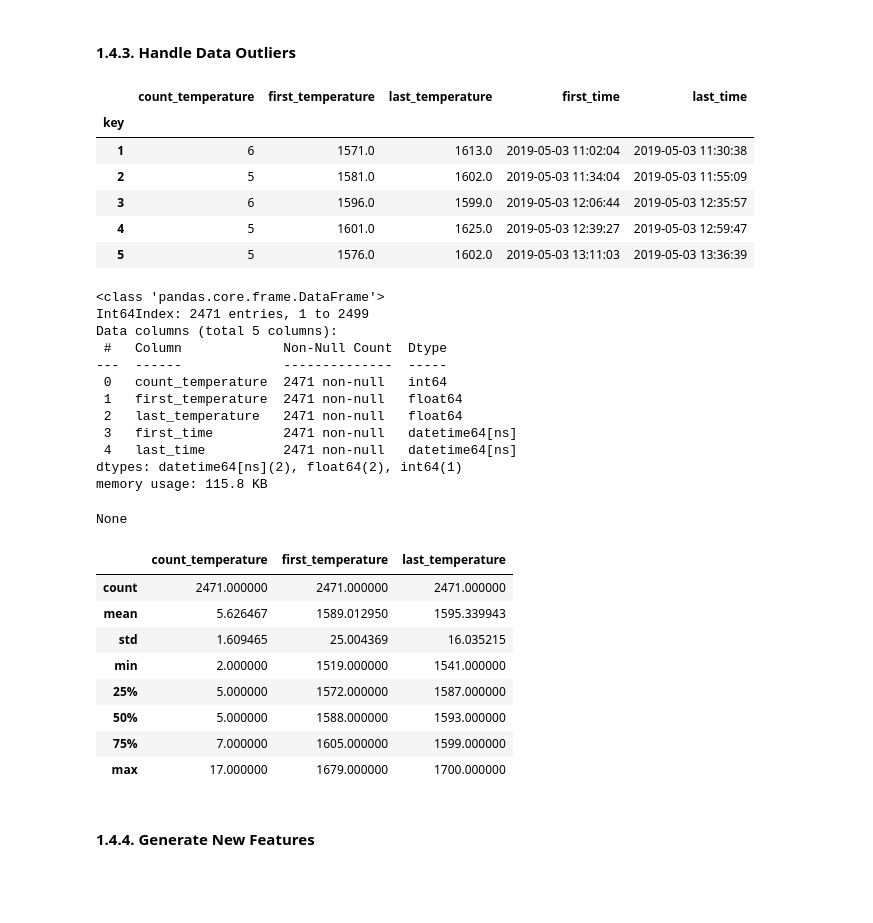
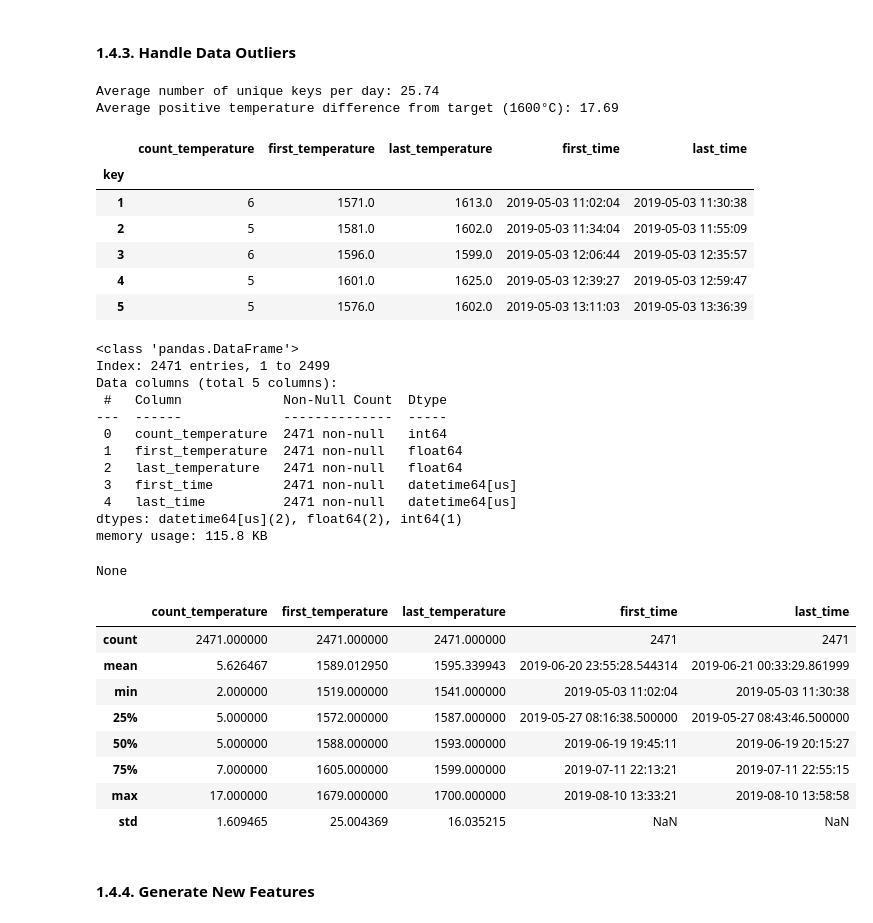
Before and after one commit to iuliia-kuznetsova/steel_temperature, a Jupyter notebook: main_steel_temperature_prediction.ipynb, the cells around one changed output. Drawn from its saved outputs; the diff is of its cells as text; code cells hidden in the pictures; blank space fills up the shorter version.

```diff
--- a/main_steel_temperature_prediction.ipynb
+++ b/main_steel_temperature_prediction.ipynb
@@ -360,53 +363,70 @@ arc = arc[arc['reactive_power']>=0]
 # %%
 # Remove temperature outliers
 
+# Sort temp data by time to ensure correct first/last aggregation
+temp_sorted = temp.sort_values(['key', 'time'])
+
 # Create pivot table with temperature measurement count, first and last measurements for each key
-temp_pt = temp.pivot_table(index='key',
+temp_pt = temp_sorted.pivot_table(index='key',
                            values=['time', 'temperature'],
                            aggfunc={'time': ['first', 'last'],
                                     'temperature': ['first', 'last', 'count']}
                           )
 # Rename pivot table columns
 temp_pt.columns = [f'{agg}_{col}' for col, agg in temp_pt.columns]
 # Remove outliers: temperatures less than 1500, keys with temperature measurement count less than 1
 temp_pt = temp_pt[(temp_pt['count_temperature']>1)
                   & (temp_pt['first_temperature']>=1500)
                   & (temp_pt['last_temperature']>1500)]
 
+# Calculate average number of unique keys per day
+keys_per_day = temp_pt.groupby(pd.to_datetime(temp_pt['first_time']).dt.date).size()
+avg_keys_per_day = keys_per_day.mean()
+print(f'Average number of unique keys per day: {avg_keys_per_day:.2f}')
+
+# Calculate average temperature difference from target temperature (1600°C)
+# Using last_temperature which is the final measurement from the last heating session
+# Only consider positive differences (when temperature exceeded target)
+temp_diff = temp_pt['last_temperature'] - 1600
+avg_temp_diff = temp_diff[temp_diff > 0].mean()
+print(f'Average positive temperature difference from target (1600°C): {avg_temp_diff:.2f}')
+
 # Check
 display(temp_pt.head())
 display(temp_pt.info())
 display(temp_pt.describe())
 # %% [output]
+Average number of unique keys per day: 25.74
+Average positive temperature difference from target (1600°C): 17.69
 |  | count_temperature | first_temperature | last_temperature | first_time | last_time |
 | key |  |  |  |  |  |
 | 1 | 6 | 1571.0 | 1613.0 | 2019-05-03 11:02:04 | 2019-05-03 11:30:38 |
 | 2 | 5 | 1581.0 | 1602.0 | 2019-05-03 11:34:04 | 2019-05-03 11:55:09 |
 | 3 | 6 | 1596.0 | 1599.0 | 2019-05-03 12:06:44 | 2019-05-03 12:35:57 |
 | 4 | 5 | 1601.0 | 1625.0 | 2019-05-03 12:39:27 | 2019-05-03 12:59:47 |
 | 5 | 5 | 1576.0 | 1602.0 | 2019-05-03 13:11:03 | 2019-05-03 13:36:39 |
-<class 'pandas.core.frame.DataFrame'>
-Int64Index: 2471 entries, 1 to 2499
-Data columns (total 5 columns):
- #   Column             Non-Null Count  Dtype
----  ------             --------------  -----
- 0   count_temperature  2471 non-null   int64
- 1   first_temperature  2471 non-null   float64
- 2   last_temperature   2471 non-null   float64
- 3   first_time         2471 non-null   datetime64[ns]
- 4   last_time          2471 non-null   datetime64[ns]
-dtypes: datetime64[ns](2), float64(2), int64(1)
-memory usage: 115.8 KB
-None
+<class 'pandas.DataFrame'>
+Index: 2471 entries, 1 to 2499
+Data columns (total 5 columns):
+ #   Column             Non-Null Count  Dtype
+---  ------             --------------  -----
+ 0   count_temperature  2471 non-null   int64
+ 1   first_temperature  2471 non-null   float64
+ 2   last_temperature   2471 non-null   float64
+ 3   first_time         2471 non-null   datetime64[us]
+ 4   last_time          2471 non-null   datetime64[us]
+dtypes: datetime64[us](2), float64(2), int64(1)
+memory usage: 115.8 KB
+None
-|  | count_temperature | first_temperature | last_temperature |
-| count | 2471.000000 | 2471.000000 | 2471.000000 |
-| mean | 5.626467 | 1589.012950 | 1595.339943 |
-| std | 1.609465 | 25.004369 | 16.035215 |
-| min | 2.000000 | 1519.000000 | 1541.000000 |
-| 25% | 5.000000 | 1572.000000 | 1587.000000 |
-| 50% | 5.000000 | 1588.000000 | 1593.000000 |
-| 75% | 7.000000 | 1605.000000 | 1599.000000 |
-| max | 17.000000 | 1679.000000 | 1700.000000 |
+|  | count_temperature | first_temperature | last_temperature | first_time | last_time |
+| count | 2471.000000 | 2471.000000 | 2471.000000 | 2471 | 2471 |
+| mean | 5.626467 | 1589.012950 | 1595.339943 | 2019-06-20 23:55:28.544314 | 2019-06-21 00:33:29.861999 |
+| min | 2.000000 | 1519.000000 | 1541.000000 | 2019-05-03 11:02:04 | 2019-05-03 11:30:38 |
+| 25% | 5.000000 | 1572.000000 | 1587.000000 | 2019-05-27 08:16:38.500000 | 2019-05-27 08:43:46.500000 |
+| 50% | 5.000000 | 1588.000000 | 1593.000000 | 2019-06-19 19:45:11 | 2019-06-19 20:15:27 |
+| 75% | 7.000000 | 1605.000000 | 1599.000000 | 2019-07-11 22:13:21 | 2019-07-11 22:55:15 |
+| max | 17.000000 | 1679.000000 | 1700.000000 | 2019-08-10 13:33:21 | 2019-08-10 13:58:58 |
+| std | 1.609465 | 25.004369 | 16.035215 | NaN | NaN |
 # %% [markdown]
 <h4>1.4.4. Generate New Features</h4>
 # %%
```
Also changed, not shown: parts of 37 cells of this notebook, 3 other files.
